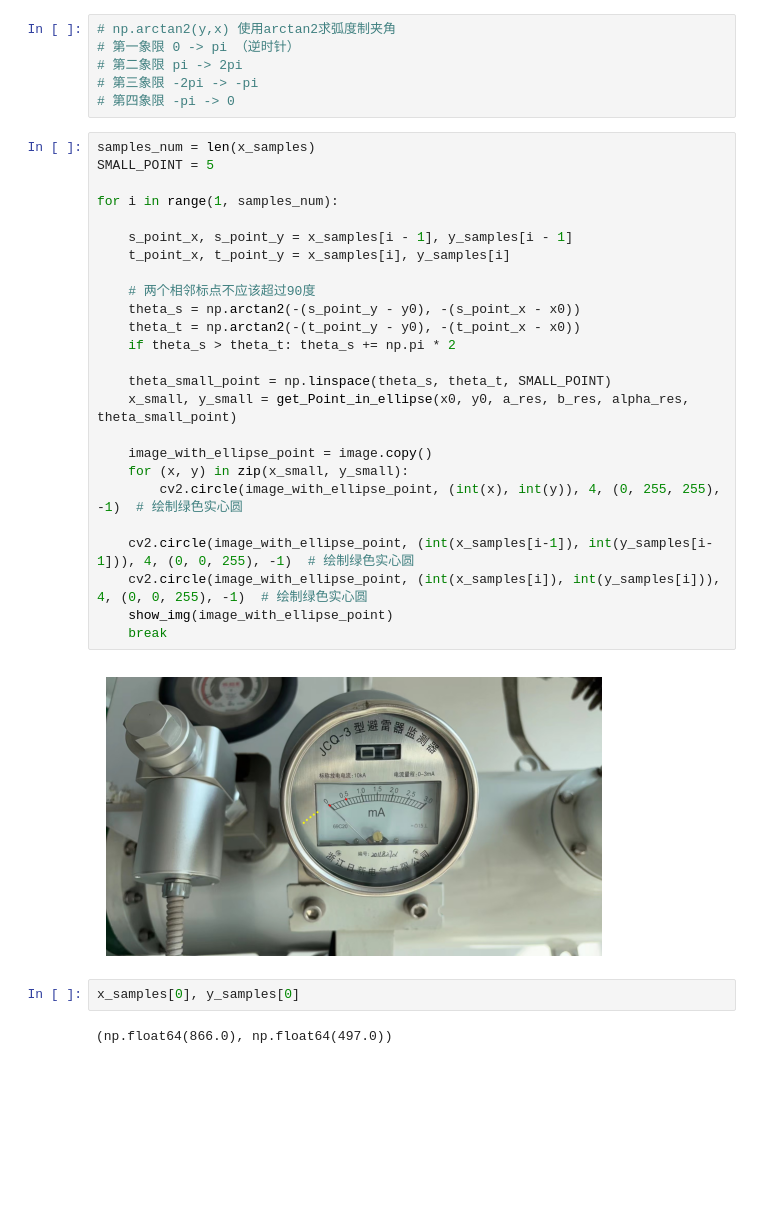
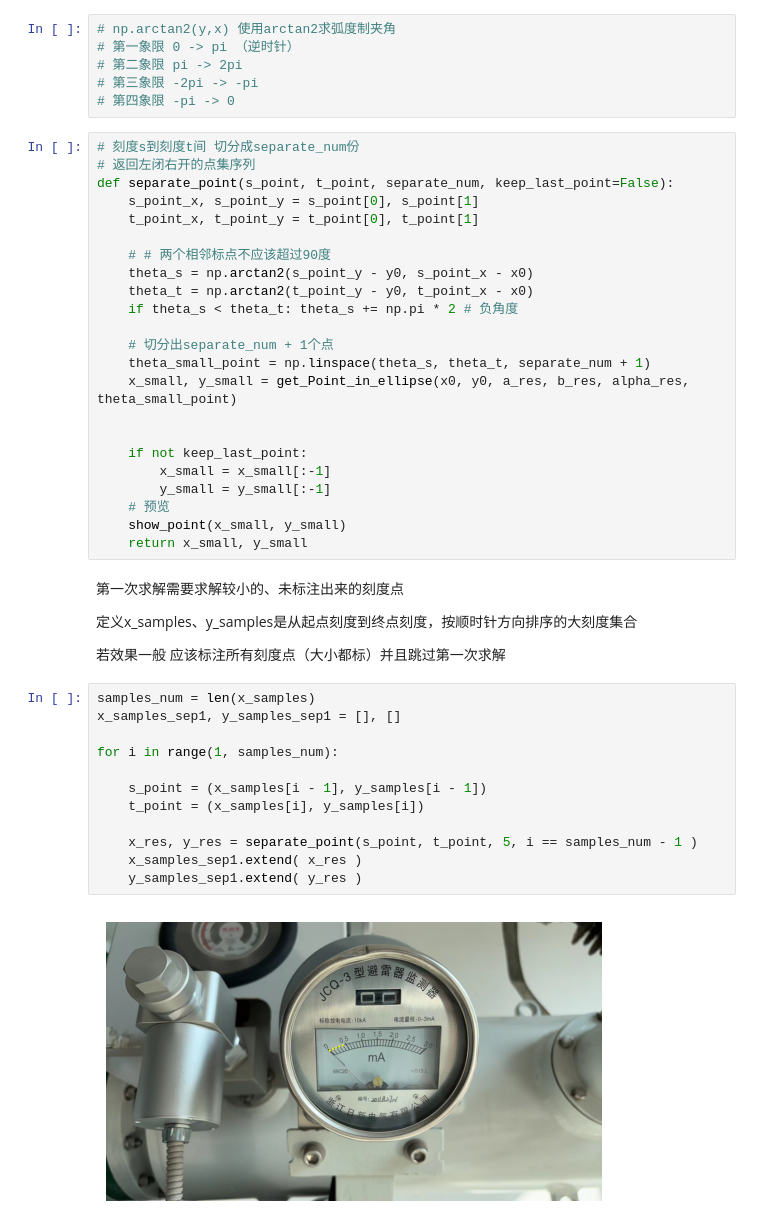
Before and after one commit to aoiJays/ai4clock, a Jupyter notebook: test.ipynb, the cells around one changed output. Cells and saved outputs as stored; diff of their text form; blank space fills up the shorter version.

```diff
--- a/test.ipynb
+++ b/test.ipynb
@@ -135,34 +138,46 @@ show_img(image_with_ellipse_point)
 # 第二象限 pi -> 2pi
 # 第三象限 -2pi -> -pi
 # 第四象限 -pi -> 0
-# %%
-samples_num = len(x_samples)
-SMALL_POINT = 5
-
-for i in range(1, samples_num):
-
-    s_point_x, s_point_y = x_samples[i - 1], y_samples[i - 1]
-    t_point_x, t_point_y = x_samples[i], y_samples[i]
-
-    # 两个相邻标点不应该超过90度
-    theta_s = np.arctan2(-(s_point_y - y0), -(s_point_x - x0))
-    theta_t = np.arctan2(-(t_point_y - y0), -(t_point_x - x0))
-    if theta_s > theta_t: theta_s += np.pi * 2
-
-    theta_small_point = np.linspace(theta_s, theta_t, SMALL_POINT)
-    x_small, y_small = get_Point_in_ellipse(x0, y0, a_res, b_res, alpha_res, theta_small_point)
-
-    image_with_ellipse_point = image.copy()
-    for (x, y) in zip(x_small, y_small):
-        cv2.circle(image_with_ellipse_point, (int(x), int(y)), 4, (0, 255, 255), -1)  # 绘制绿色实心圆
-
-    cv2.circle(image_with_ellipse_point, (int(x_samples[i-1]), int(y_samples[i-1])), 4, (0, 0, 255), -1)  # 绘制绿色实心圆
-    cv2.circle(image_with_ellipse_point, (int(x_samples[i]), int(y_samples[i])), 4, (0, 0, 255), -1)  # 绘制绿色实心圆
-    show_img(image_with_ellipse_point)
-    break
-# %% [output]
-[figure, removed]
-# %%
-x_samples[0], y_samples[0]
-# %% [output]
-(np.float64(866.0), np.float64(497.0))
+# %%
+# 刻度s到刻度t间 切分成separate_num份
+# 返回左闭右开的点集序列
+def separate_point(s_point, t_point, separate_num, keep_last_point=False):
+    s_point_x, s_point_y = s_point[0], s_point[1]
+    t_point_x, t_point_y = t_point[0], t_point[1]
+
+    # # 两个相邻标点不应该超过90度
+    theta_s = np.arctan2(s_point_y - y0, s_point_x - x0)
+    theta_t = np.arctan2(t_point_y - y0, t_point_x - x0)
+    if theta_s < theta_t: theta_s += np.pi * 2 # 负角度
+
+    # 切分出separate_num + 1个点
+    theta_small_point = np.linspace(theta_s, theta_t, separate_num + 1)
+    x_small, y_small = get_Point_in_ellipse(x0, y0, a_res, b_res, alpha_res, theta_small_point)
+
+
+    if not keep_last_point:
+        x_small = x_small[:-1]
+        y_small = y_small[:-1]
+    # 预览
+    show_point(x_small, y_small)
+    return x_small, y_small
+# %% [markdown]
+第一次求解需要求解较小的、未标注出来的刻度点
+
+定义x_samples、y_samples是从起点刻度到终点刻度，按顺时针方向排序的大刻度集合
+
+若效果一般 应该标注所有刻度点（大小都标）并且跳过第一次求解
+# %%
+samples_num = len(x_samples)
+x_samples_sep1, y_samples_sep1 = [], []
+
+for i in range(1, samples_num):
+
+    s_point = (x_samples[i - 1], y_samples[i - 1])
+    t_point = (x_samples[i], y_samples[i])
+
+    x_res, y_res = separate_point(s_point, t_point, 5, i == samples_num - 1 )
+    x_samples_sep1.extend( x_res )
+    y_samples_sep1.extend( y_res )
+# %% [output]
+[figure, added]
```
Also changed, not shown: parts of 14 cells of this notebook.
